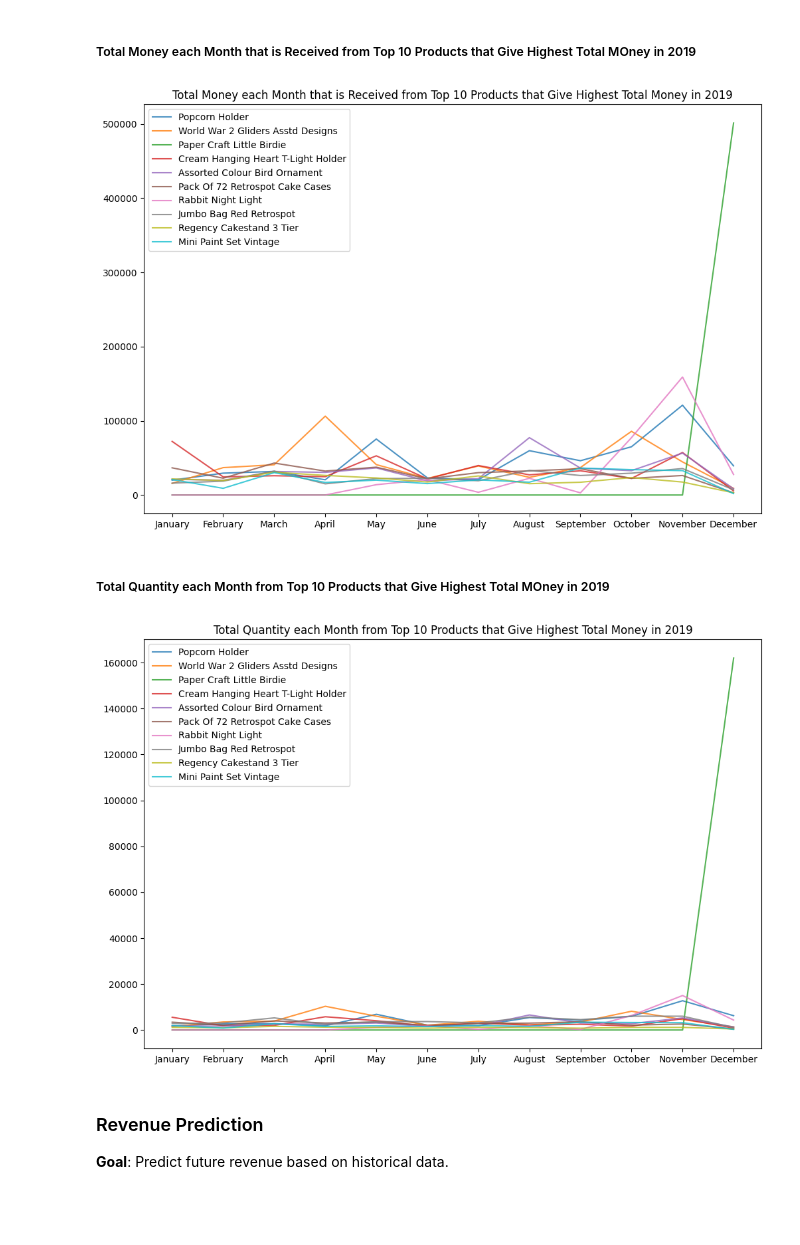
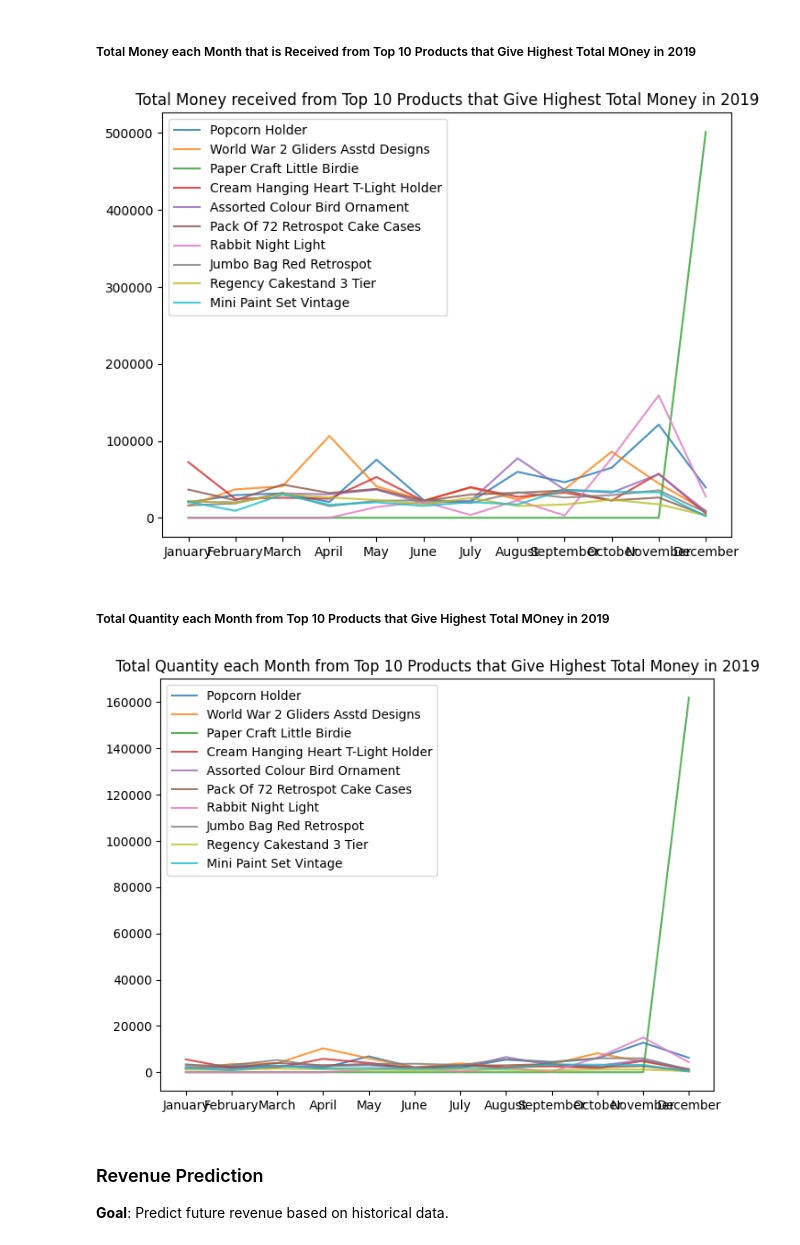
Before and after one commit to xrhahelry/Data-Driven-Insights-and-Customer-Segmentation-for-E-Commerce-Growth, a Jupyter notebook: eda.ipynb, the cells around one changed output. Saved outputs shown, nothing was run; the diff lists cells and outputs as text; code cells hidden in the pictures; blank space fills up the shorter version.

```diff
--- a/eda.ipynb
+++ b/eda.ipynb
@@ -472,2 +419,14 @@ Top 6 Countries + Others:
 # %% [markdown]
 ##### Total Money Every Months in 2019
+# %%
+# Calculate total income for each year-month
+df['YearMonth'] = df['Date'].astype(str).str[:7]  # Format: YYYY-MM
+
+monthly_income = (
+    df.groupby('YearMonth')['TotalMoney']
+    .sum()
+    .reset_index()
+    .rename(columns={'TotalMoney': 'TotalIncome'})
+)
+monthly_income = monthly_income[:-1]
+print(monthly_income)
@@ -473,0 +447,15 @@ Top 6 Countries + Others:
+# %%
+plt.figure(figsize=(10, 6))
+plt.plot(monthly_income['YearMonth'], monthly_income['TotalIncome'], color='red', marker='o', linestyle='-')
+plt.title('Monthly Income Over Time')
+plt.xlabel('Year-Month')
+plt.ylabel('Total Income')
+plt.xticks(rotation=45)
+plt.grid(axis='y')
+y_max = monthly_income['TotalIncome'].max()
+plt.ylim(top=y_max * 1.10)
+# Add total income values above each marker
+for x, y in zip(monthly_income['YearMonth'], monthly_income['TotalIncome']):
+    plt.text(x, y + monthly_income['TotalIncome'].max() * 0.01, f'{y:,.2f}', ha='center', va='bottom', fontsize=9, rotation=35)
+plt.tight_layout()
+plt.show()
@@ -564,30 +566,28 @@ dfCountMonth
 ##### Total Money each Month that is Received from Top 10 Products that Give Highest Total MOney in 2019
 # %%
 topTenCountry = dfCountry['CountryName'].unique().copy()
-listMonthTopTen = listMonth.reverse()
 listMonthTopTen = listMonth
 
-plt.figure(figsize = (12,8))
+plt.figure(figsize = (8,6))
 listProductNo = dfProduct['ProductNo'].unique().copy()
 listProductName = dfProduct['ProductName'].unique().copy()
-
 for i in listProductNo:
     totalMoneyCountry = []
     for j in df['Month'].unique():
         moenyCountry = round(df['TotalMoney'].loc[(df['ProductNo']==i)&((df['Month']==j)&(df['Year']==2019))].sum(),2)
         totalMoneyCountry.append(moenyCountry)
     totalMoneyCountry.reverse()
     plt.plot(listMonthTopTen, totalMoneyCountry,alpha = 0.8)
 
-plt.title('Total Money each Month that is Received from Top 10 Products that Give Highest Total Money in 2019')
+plt.title('Total Money received from Top 10 Products that Give Highest Total Money in 2019')
 plt.legend(listProductName)
 plt.show()
 # %% [output]
-[figure, old version]
+[figure, new version]
 # %% [markdown]
 ##### Total Quantity each Month from Top 10 Products that Give Highest Total MOney in 2019
 # %%
-plt.figure(figsize = (12,8))
+plt.figure(figsize = (8,6))
 listProductNo = dfProduct['ProductNo'].unique().copy()
 listProductName = dfProduct['ProductName'].unique().copy()
 
@@ -603,7 +603,7 @@ plt.title('Total Quantity each Month from Top 10 Products that Give Highest Tota
 plt.legend(listProductName)
 plt.show()
 # %% [output]
-[figure, old version]
+[figure, new version]
 # %% [markdown]
 ### Revenue Prediction
 **Goal**: Predict future revenue based on historical data.
```
Also changed, not shown: parts of 8 cells of this notebook, 14 other files.
